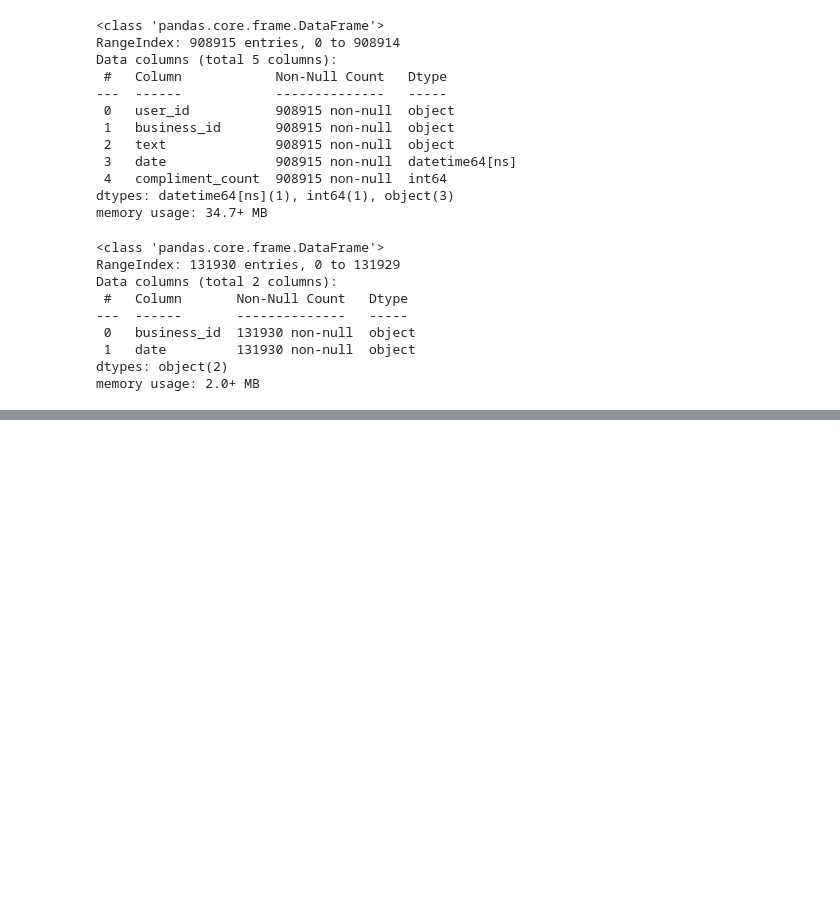
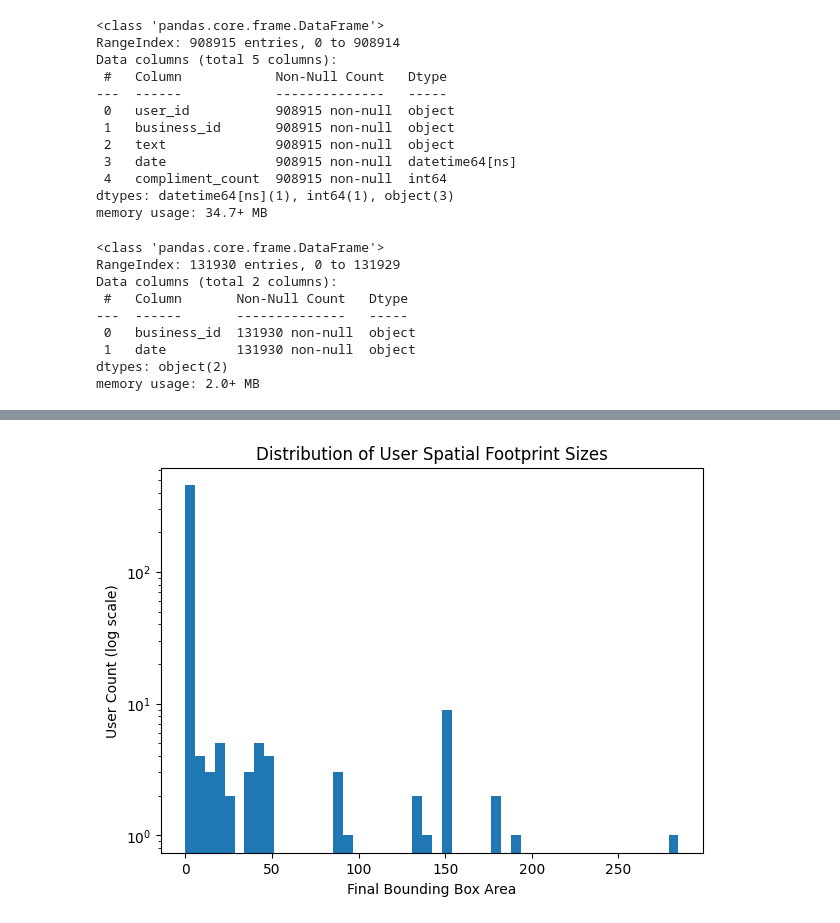
Before and after one commit to bron322/YelpFYP, a Jupyter notebook: YelpDataset.ipynb, the cells around one changed output, grey strips where cells are left out. Saved outputs shown, nothing was run; the diff lists cells and outputs as text; code cells hidden in the pictures; blank space fills up the shorter version.

```diff
--- a/YelpDataset.ipynb
+++ b/YelpDataset.ipynb
@@ -177,0 +417,17 @@ plt.show()
+# %%
+# Take final bbox area per user
+final_bbox_area = (
+    core_filtered
+    .groupby("user_id")
+    .tail(1)["bbox_area"]
+)
+
+plt.figure(figsize=(7, 5))
+plt.hist(final_bbox_area, bins=50)
+plt.yscale("log")
+plt.xlabel("Final Bounding Box Area")
+plt.ylabel("User Count (log scale)")
+plt.title("Distribution of User Spatial Footprint Sizes")
+plt.show()
+# %% [output]
+[figure, added]
```
Also changed, not shown: parts of 60 cells of this notebook.
